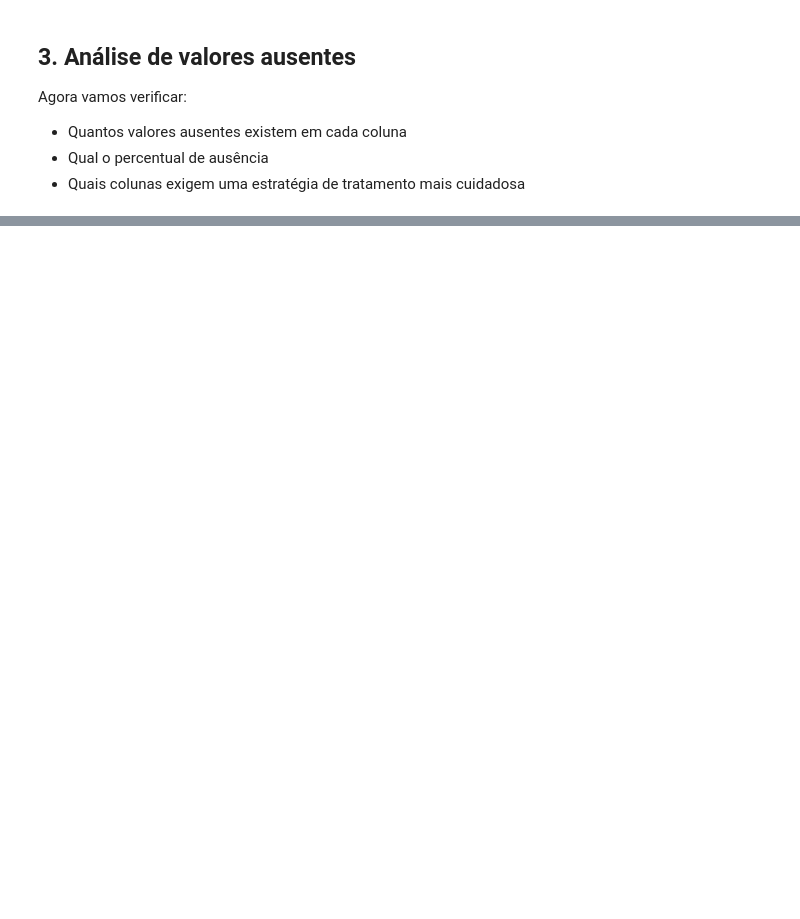
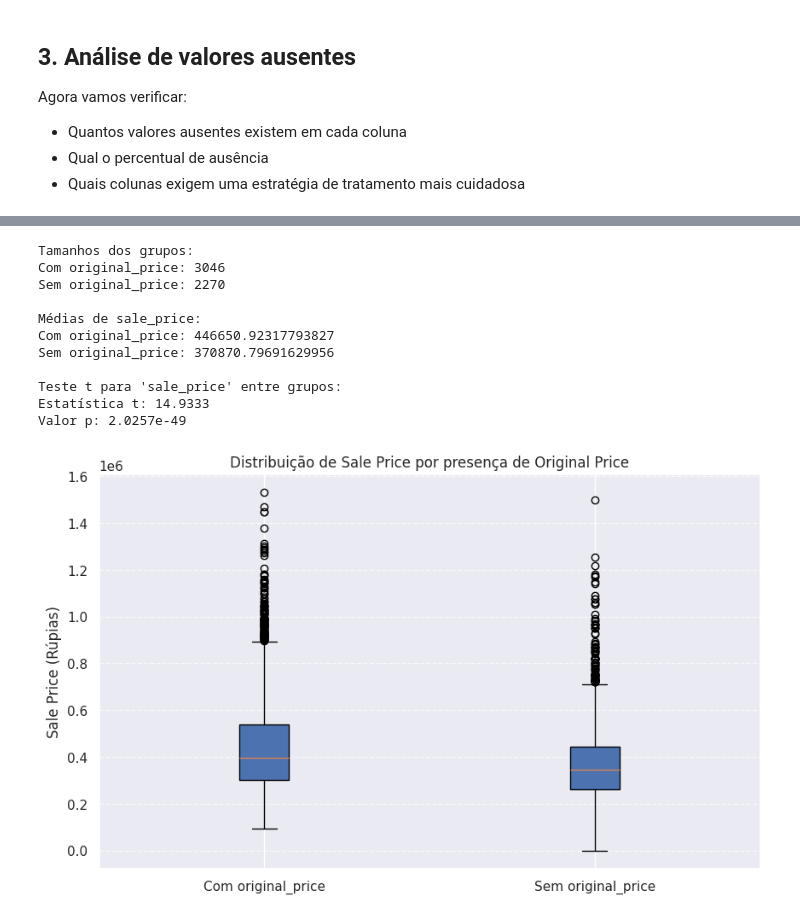
Before and after one commit to Lbragaa/TrabalhoCienciaDados_tlvzzuado, a Jupyter notebook: Reorganizando.ipynb, the cells around one changed output, grey strips where cells are left out. Drawn from its saved outputs; the diff is of its cells as text; code cells hidden in the pictures; blank space fills up the shorter version.

```diff
--- a/Reorganizando.ipynb
+++ b/Reorganizando.ipynb
@@ -125,0 +200,51 @@ display(
+# %%
+from scipy import stats
+
+# Separar grupos
+df_with_original = df.dropna(subset=["original_price"])
+df_without_original = df[df["original_price"].isna()]
+
+print("Tamanhos dos grupos:")
+print("Com original_price:", len(df_with_original))
+print("Sem original_price:", len(df_without_original))
+
+print("\nMédias de sale_price:")
+print("Com original_price:", df_with_original["sale_price"].mean())
+print("Sem original_price:", df_without_original["sale_price"].mean())
+
+# Teste t (assumindo variâncias diferentes)
+t_stat, p_value = stats.ttest_ind(
+    df_with_original["sale_price"],
+    df_without_original["sale_price"],
+    equal_var=False
+)
+
+print(f"\nTeste t para 'sale_price' entre grupos:")
+print(f"Estatística t: {t_stat:.4f}")
+print(f"Valor p: {p_value:.4e}")
+
+# Boxplot
+plt.figure(figsize=(10, 6))
+data_to_plot = [
+    df_with_original["sale_price"].dropna(),
+    df_without_original["sale_price"].dropna()
+]
+plt.boxplot(data_to_plot, patch_artist=True,
+            tick_labels=["Com original_price", "Sem original_price"])
+plt.title("Distribuição de Sale Price por presença de Original Price")
+plt.ylabel("Sale Price (Rúpias)")
+plt.grid(axis="y", linestyle="--", alpha=0.7)
+plt.show()
+# %% [output]
+Tamanhos dos grupos:
+Com original_price: 3046
+Sem original_price: 2270
+
+Médias de sale_price:
+Com original_price: 446650.92317793827
+Sem original_price: 370870.79691629956
+
+Teste t para 'sale_price' entre grupos:
+Estatística t: 14.9333
+Valor p: 2.0257e-49
+[figure, added]
```
Also changed, not shown: parts of 26 cells of this notebook.
